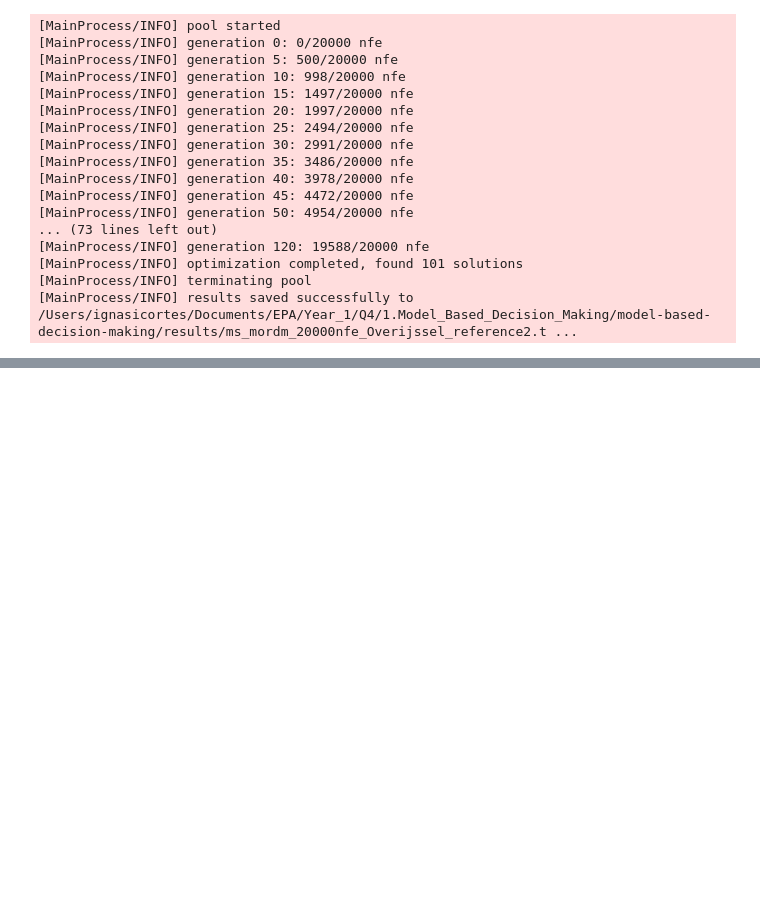
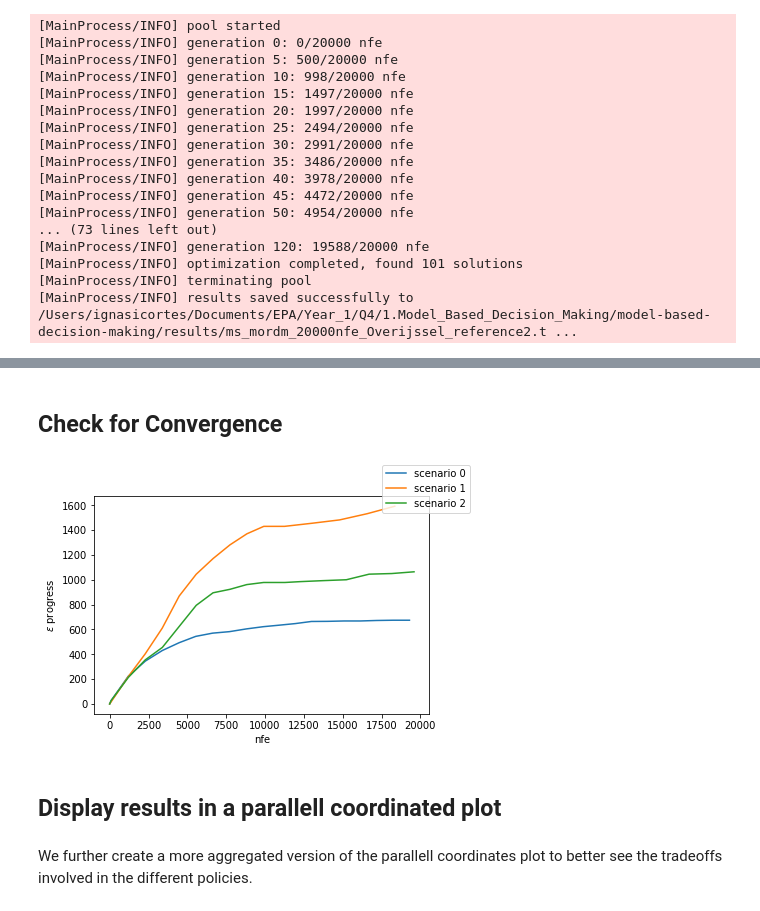
Before and after one commit to herzogrh/model-based-decision-making, a Jupyter notebook: model/3 - Multi-Scenario MORDM Overijssel.ipynb, the cells around one changed output, grey strips where cells are left out. Cells and saved outputs as stored; diff of their text form; code cells hidden in the pictures; blank space fills up the shorter version.

```diff
--- a/model/3 - Multi-Scenario MORDM Overijssel.ipynb
+++ b/model/3 - Multi-Scenario MORDM Overijssel.ipynb
@@ -324,0 +325,13 @@ results.append(load_results("../results/ms_mordm_20000nfe_"+province+"_reference
+# %% [markdown]
+## Check for Convergence
+# %%
+fig, (ax2) = plt.subplots(ncols=1)
+for i, (_, convergence) in enumerate(results):
+    ax2.plot(convergence["nfe"], convergence["epsilon_progress"], label=f'scenario {i}')
+
+ax2.set_ylabel('$\epsilon$ progress')
+ax2.set_xlabel('nfe')
+fig.legend()
+plt.show()
+# %% [output]
+[figure, added]
@@ -324,0 +341,2 @@ results.append(load_results("../results/ms_mordm_20000nfe_"+province+"_reference
+# %% [markdown]
+## Display results in a parallell coordinated plot
@@ -324,0 +346,2 @@ results.append(load_results("../results/ms_mordm_20000nfe_"+province+"_reference
+# %% [markdown]
+We further create a more aggregated version of the parallell coordinates plot to better see the tradeoffs involved in the different policies.
```
Also changed, not shown: parts of 8 cells of this notebook.
